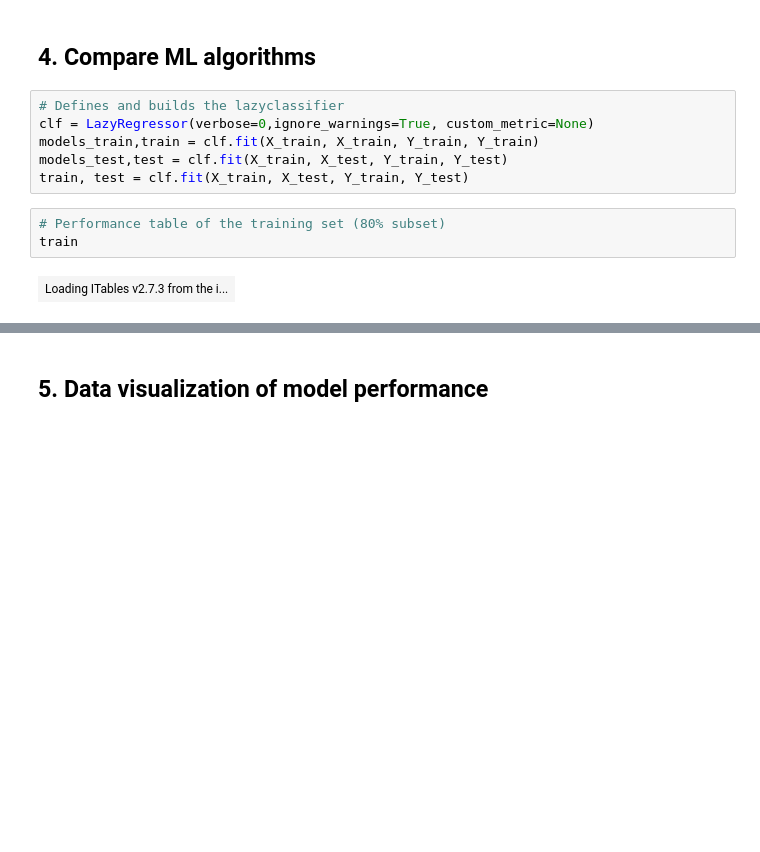
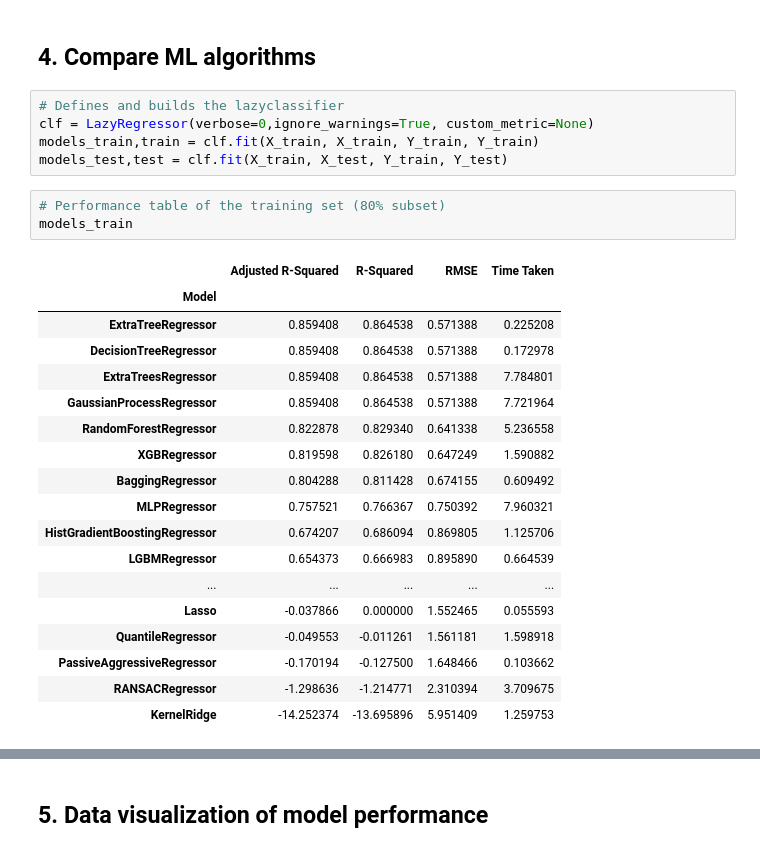
Before and after one commit to df57-star/FirstRepo, a Jupyter notebook: bioinformatics_freecodecamp/CDD_ML_Part_5_Acetylcholinesterase_Compare_Regressors.ipynb, the cells around one changed output, grey strips where cells are left out. Cells and saved outputs as stored; diff of their text form; blank space fills up the shorter version.

```diff
--- a/bioinformatics_freecodecamp/CDD_ML_Part_5_Acetylcholinesterase_Compare_Regressors.ipynb
+++ b/bioinformatics_freecodecamp/CDD_ML_Part_5_Acetylcholinesterase_Compare_Regressors.ipynb
@@ -82,11 +86,27 @@ X_train, X_test, Y_train, Y_test = train_test_split(X, Y, test_size=0.2, random_
 clf = LazyRegressor(verbose=0,ignore_warnings=True, custom_metric=None)
 models_train,train = clf.fit(X_train, X_train, Y_train, Y_train)
 models_test,test = clf.fit(X_train, X_test, Y_train, Y_test)
-train, test = clf.fit(X_train, X_test, Y_train, Y_test)
 # %%
 # Performance table of the training set (80% subset)
-train
+models_train
 # %% [output]
-| Loading ITables v2.7.3 from the i... |
+|  | Adjusted R-Squared | R-Squared | RMSE | Time Taken |
+| Model |  |  |  |  |
+| ExtraTreeRegressor | 0.859408 | 0.864538 | 0.571388 | 0.225208 |
+| DecisionTreeRegressor | 0.859408 | 0.864538 | 0.571388 | 0.172978 |
+| ExtraTreesRegressor | 0.859408 | 0.864538 | 0.571388 | 7.784801 |
+| GaussianProcessRegressor | 0.859408 | 0.864538 | 0.571388 | 7.721964 |
+| RandomForestRegressor | 0.822878 | 0.829340 | 0.641338 | 5.236558 |
+| XGBRegressor | 0.819598 | 0.826180 | 0.647249 | 1.590882 |
+| BaggingRegressor | 0.804288 | 0.811428 | 0.674155 | 0.609492 |
+| MLPRegressor | 0.757521 | 0.766367 | 0.750392 | 7.960321 |
+| HistGradientBoostingRegressor | 0.674207 | 0.686094 | 0.869805 | 1.125706 |
+| LGBMRegressor | 0.654373 | 0.666983 | 0.895890 | 0.664539 |
+| ... | ... | ... | ... | ... |
+| Lasso | -0.037866 | 0.000000 | 1.552465 | 0.055593 |
+| QuantileRegressor | -0.049553 | -0.011261 | 1.561181 | 1.598918 |
+| PassiveAggressiveRegressor | -0.170194 | -0.127500 | 1.648466 | 0.103662 |
+| RANSACRegressor | -1.298636 | -1.214771 | 2.310394 | 3.709675 |
+| KernelRidge | -14.252374 | -13.695896 | 5.951409 | 1.259753 |
 # %%
 # Performance table of the test set (20% subset)
```
Also changed, not shown: parts of 9 cells of this notebook.
